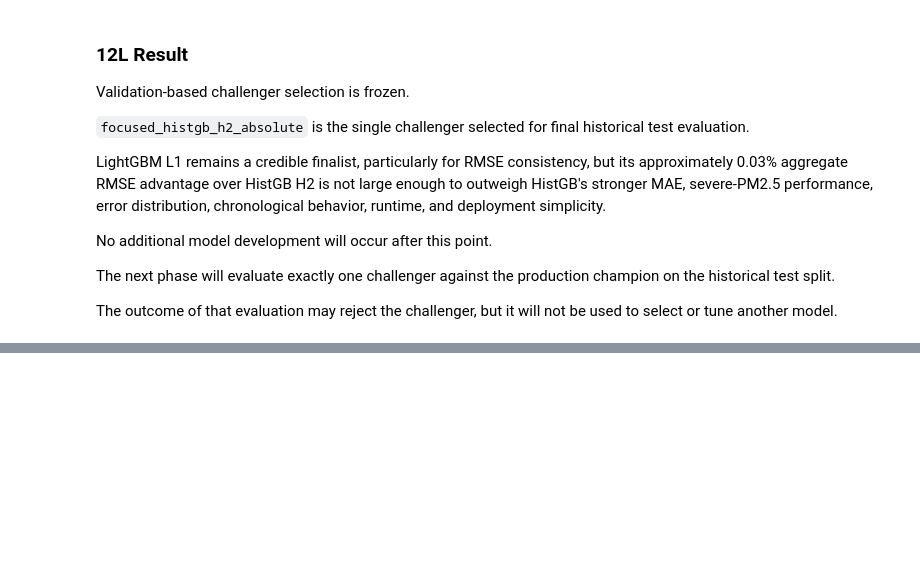
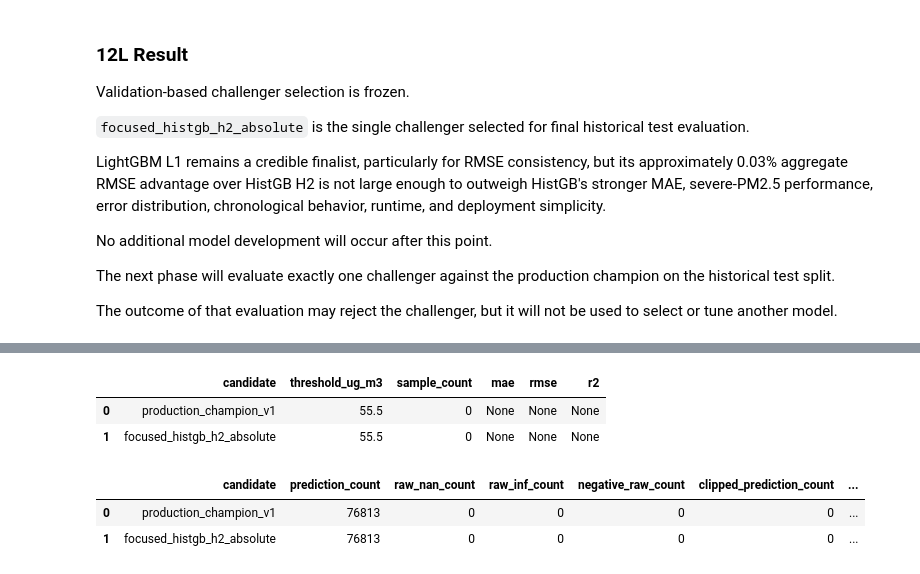
Before and after one commit to riyanj220/pearls-aqi-predictor, a Jupyter notebook: notebooks/12_model_challenger_benchmark.ipynb, the cells around one changed output, grey strips where cells are left out. Saved outputs shown, nothing was run; the diff lists cells and outputs as text; code cells hidden in the pictures; blank space fills up the shorter version.

```diff
--- a/notebooks/12_model_challenger_benchmark.ipynb
+++ b/notebooks/12_model_challenger_benchmark.ipynb
@@ -10298,0 +10660,64 @@ used to select or tune another model.
+# %%
+final_test_severe_df = pd.DataFrame(
+    [
+        flatten_severe_result(
+            candidate_name=(
+                "production_champion_v1"
+            ),
+            severe_result=(
+                production_test_result[
+                    "severe_pm25"
+                ]
+            ),
+        ),
+        flatten_severe_result(
+            candidate_name=(
+                SELECTED_CHALLENGER_KEY
+            ),
+            severe_result=(
+                selected_test_result[
+                    "severe_pm25"
+                ]
+            ),
+        ),
+    ]
+)
+
+
+display(
+    final_test_severe_df
+)
+# %% [output]
+|  | candidate | threshold_ug_m3 | sample_count | mae | rmse | r2 |
+| 0 | production_champion_v1 | 55.5 | 0 | None | None | None |
+| 1 | focused_histgb_h2_absolute | 55.5 | 0 | None | None | None |
+# %%
+final_test_validity_df = pd.DataFrame(
+    [
+        {
+            "candidate": (
+                "production_champion_v1"
+            ),
+            **production_test_result[
+                "prediction_validity"
+            ],
+        },
+        {
+            "candidate": (
+                SELECTED_CHALLENGER_KEY
+            ),
+            **selected_test_result[
+                "prediction_validity"
+            ],
+        },
+    ]
+)
+
+
+display(
+    final_test_validity_df
+)
+# %% [output]
+|  | candidate | prediction_count | raw_nan_count | raw_inf_count | negative_raw_count | clipped_prediction_count | ... |
+| 0 | production_champion_v1 | 76813 | 0 | 0 | 0 | 0 | ... |
+| 1 | focused_histgb_h2_absolute | 76813 | 0 | 0 | 0 | 0 | ... |
```
Also changed, not shown: parts of 18 cells of this notebook.
